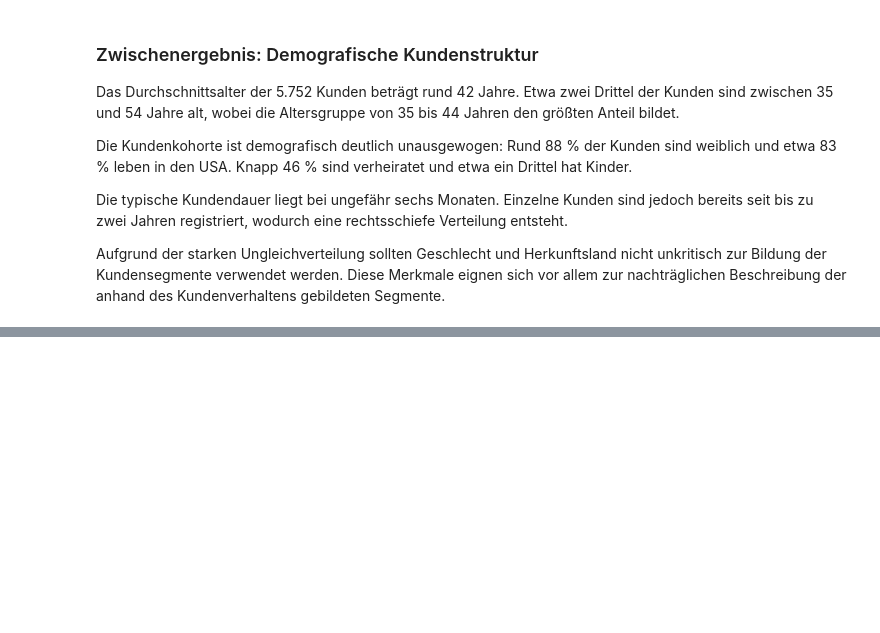
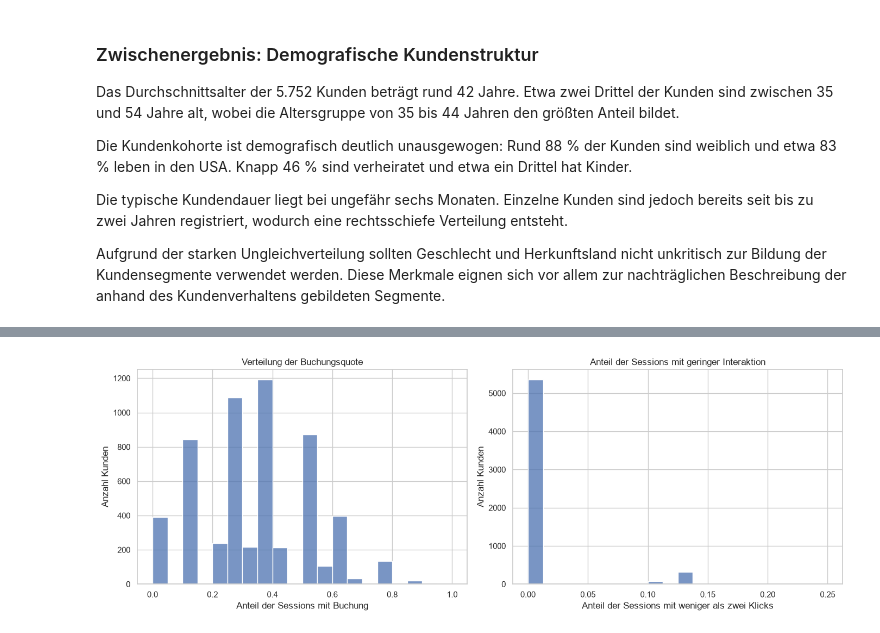
Before and after one commit to norawinkler/traveltide-customer-segmentation, a Jupyter notebook: notebooks/02_exploratory_data_analysis.ipynb, the cells around one changed output, grey strips where cells are left out. Cells and saved outputs as stored; diff of their text form; code cells hidden in the pictures; blank space fills up the shorter version.

```diff
--- a/notebooks/02_exploratory_data_analysis.ipynb
+++ b/notebooks/02_exploratory_data_analysis.ipynb
@@ -368,0 +505,35 @@ des Kundenverhaltens gebildeten Segmente.
+# %%
+# Buchungsquote und geringe Interaktion
+
+fig, axes = plt.subplots(
+    1,
+    2,
+    figsize=(14, 5)
+)
+
+sns.histplot(
+    data=customer_features,
+    x="booking_session_rate",
+    bins=20,
+    ax=axes[0]
+)
+
+axes[0].set_title("Verteilung der Buchungsquote")
+axes[0].set_xlabel("Anteil der Sessions mit Buchung")
+axes[0].set_ylabel("Anzahl Kunden")
+
+sns.histplot(
+    data=customer_features,
+    x="low_click_session_rate",
+    bins=20,
+    ax=axes[1]
+)
+
+axes[1].set_title("Anteil der Sessions mit geringer Interaktion")
+axes[1].set_xlabel("Anteil der Sessions mit weniger als zwei Klicks")
+axes[1].set_ylabel("Anzahl Kunden")
+
+plt.tight_layout()
+plt.show()
+# %% [output]
+[figure, added]
```
Also changed, not shown: parts of 17 cells of this notebook.
